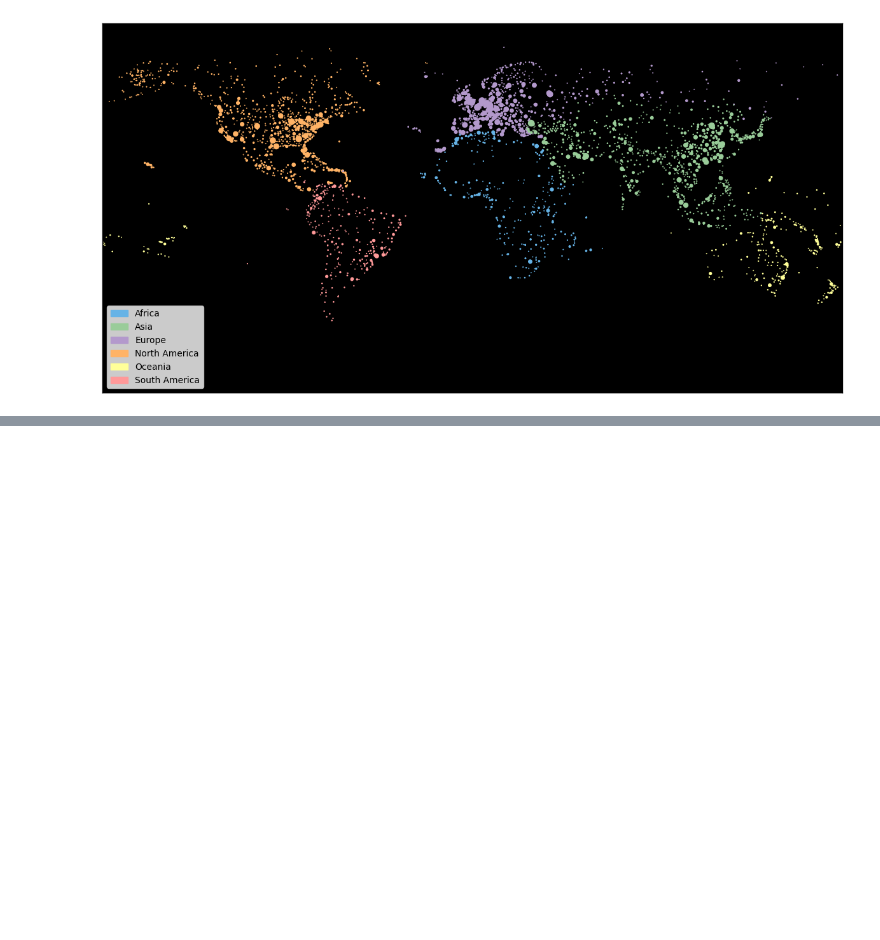
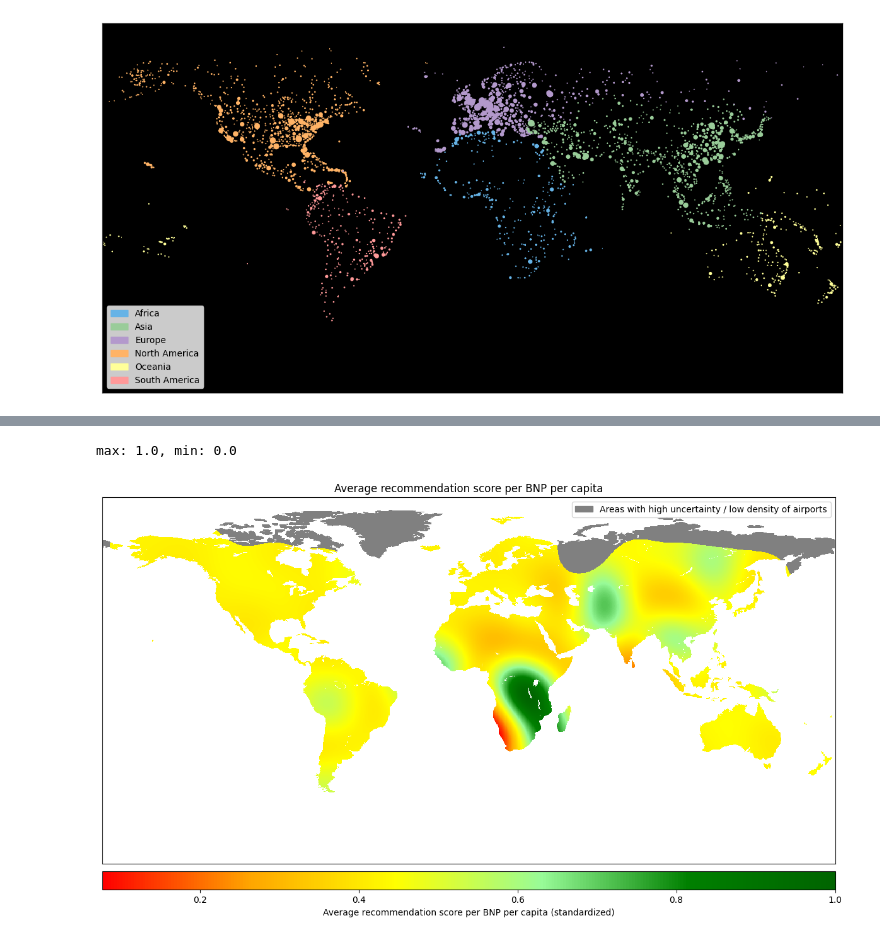
Before and after one commit to kommodeskab/SocialProject, a Jupyter notebook: making_graph.ipynb, the cells around one changed output, grey strips where cells are left out. Saved outputs shown, nothing was run; the diff lists cells and outputs as text; code cells hidden in the pictures; blank space fills up the shorter version.

```diff
--- a/making_graph.ipynb
+++ b/making_graph.ipynb
@@ -417,0 +508,21 @@ plt.show()
+# %%
+bnp = airports_all_reviews["BNP per capita"].to_numpy()
+avg_rec_per_bnp = avg_rec / bnp
+
+lons, lats, ymesh, uncertainty = fit_gp(X, avg_rec_per_bnp, length_scale=15, resolution=1000)
+## standardize ymesh between 0 and 1. dont clip it
+min_ymesh, max_ymesh = np.min(ymesh), np.max(ymesh)
+ymesh = (ymesh - min_ymesh) / (max_ymesh - min_ymesh)
+max_rec_per_bnp_uncertainty = np.percentile(uncertainty, 50)
+visualize_gp(
+    lons,
+    lats,
+    ymesh,
+    uncertainty,
+    max_rec_per_bnp_uncertainty,
+    title="Average recommendation score per BNP per capita",
+    label="Average recommendation score per BNP per capita (standardized)"
+    )
+# %% [output]
+max: 1.0, min: 0.0
+[figure, added]
```
Also changed, not shown: parts of 5 cells of this notebook, 4 other files.
